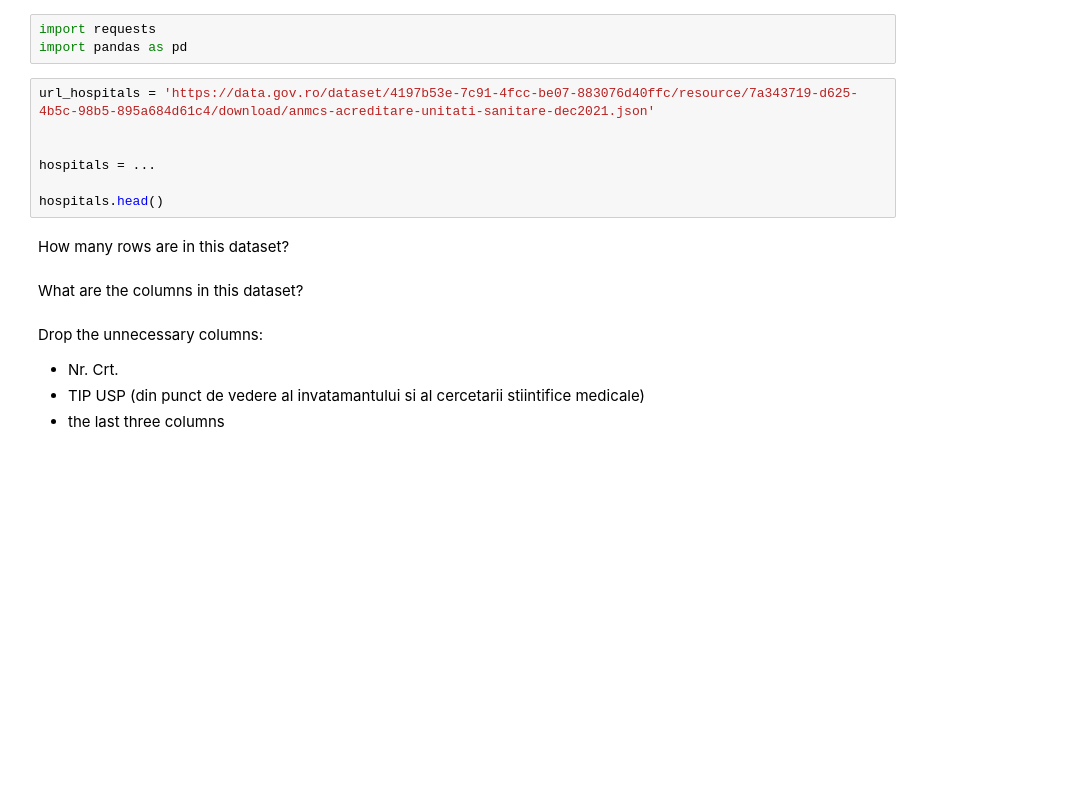
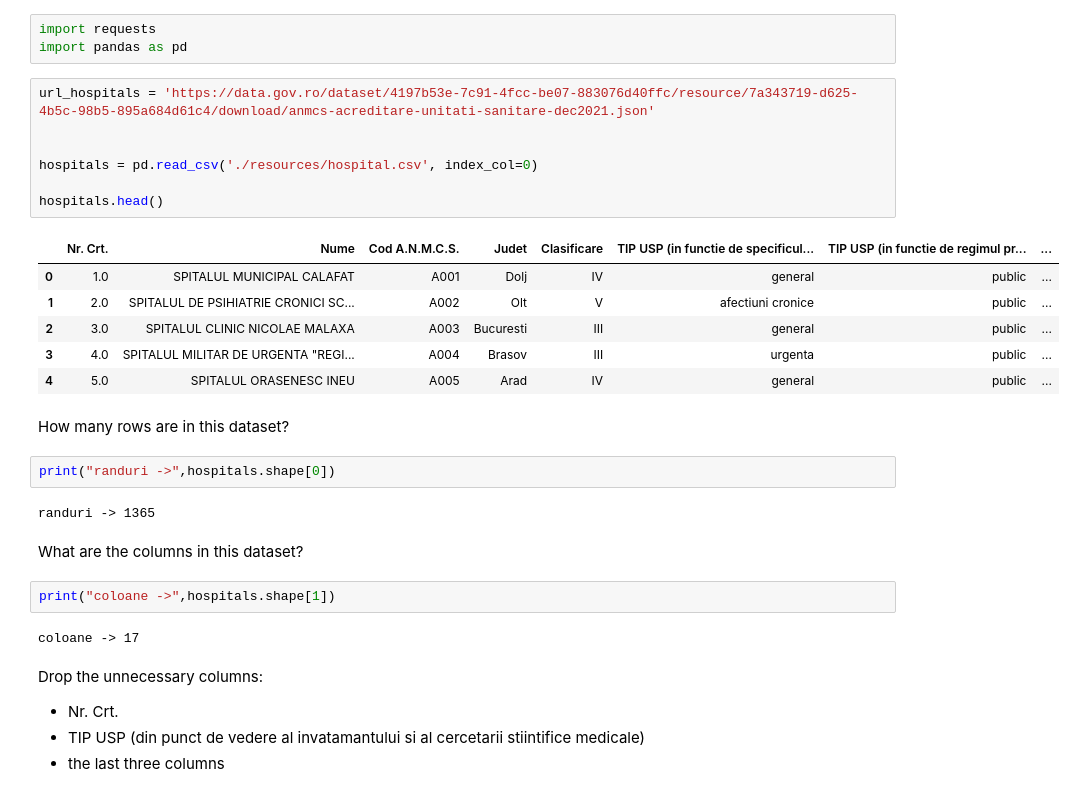
Before and after one commit to autrefois/bootcamp, a Jupyter notebook: 2022/python_workshop/notebooks/10_test.ipynb, the cells around one changed output. Drawn from its saved outputs; the diff is of its cells as text; blank space fills up the shorter version.

```diff
--- a/2022/python_workshop/notebooks/10_test.ipynb
+++ b/2022/python_workshop/notebooks/10_test.ipynb
@@ -64,14 +105,29 @@ import pandas as pd
 # %%
 url_hospitals = 'https://data.gov.ro/dataset/4197b53e-7c91-4fcc-be07-883076d40ffc/resource/7a343719-d625-4b5c-98b5-895a684d61c4/download/anmcs-acreditare-unitati-sanitare-dec2021.json'
 
 
-hospitals = ...
+hospitals = pd.read_csv('./resources/hospital.csv', index_col=0)
 
 hospitals.head()
+# %% [output]
+|  | Nr. Crt. | Nume | Cod A.N.M.C.S. | Judet | Clasificare | TIP USP (in functie de specificul... | TIP USP (in functie de regimul pr... | ... |
+| 0 | 1.0 | SPITALUL MUNICIPAL CALAFAT | A001 | Dolj | IV | general | public | ... |
+| 1 | 2.0 | SPITALUL DE PSIHIATRIE CRONICI SC... | A002 | Olt | V | afectiuni cronice | public | ... |
+| 2 | 3.0 | SPITALUL CLINIC NICOLAE MALAXA | A003 | Bucuresti | III | general | public | ... |
+| 3 | 4.0 | SPITALUL MILITAR DE URGENTA "REGI... | A004 | Brasov | III | urgenta | public | ... |
+| 4 | 5.0 | SPITALUL ORASENESC INEU | A005 | Arad | IV | general | public | ... |
 # %% [markdown]
 How many rows are in this dataset?
+# %%
+print("randuri ->",hospitals.shape[0])
+# %% [output]
+randuri -> 1365
 # %% [markdown]
 What are the columns in this dataset?
+# %%
+print("coloane ->",hospitals.shape[1])
+# %% [output]
+coloane -> 17
 # %% [markdown]
 Drop the unnecessary columns:
 * Nr. Crt.
```
Also changed, not shown: parts of 23 cells of this notebook, 3 other files.
